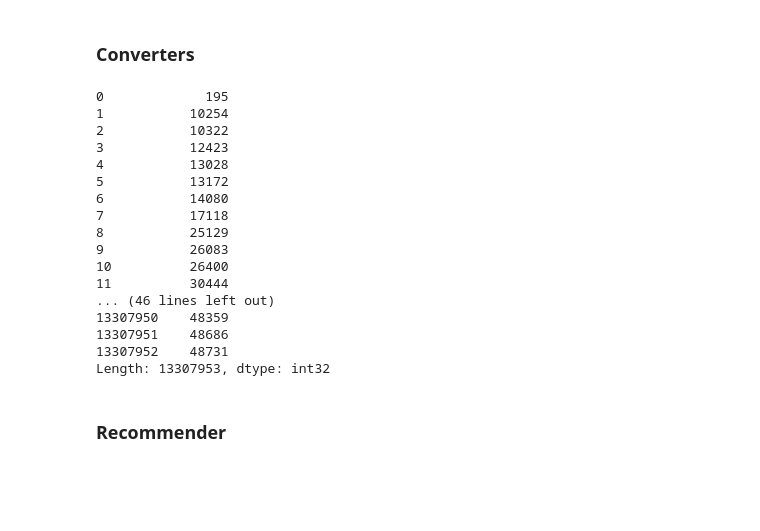
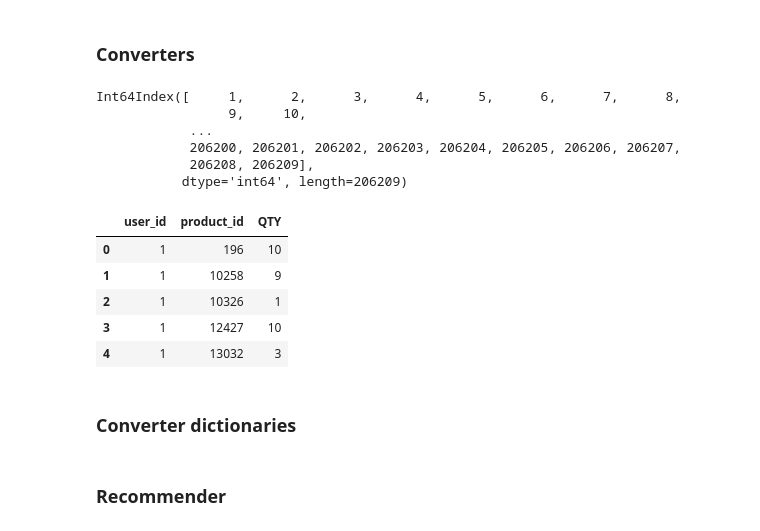
Before and after one commit to paw-lu/Instacart-data, a Jupyter notebook: Recommender/SVD-v2.ipynb, the cells around one changed output. Cells and saved outputs as stored; diff of their text form; code cells hidden in the pictures; blank space fills up the shorter version.

```diff
--- a/Recommender/SVD-v2.ipynb
+++ b/Recommender/SVD-v2.ipynb
@@ -151,25 +187,25 @@ Vt = Vt.T * sigma
 # %% [markdown]
 ### Converters
 # %%
-user_products__prior['product_id'].cat.codes
+user_products__prior['user_id'].cat.categories
 # %% [output]
-0             195
-1           10254
-2           10322
-3           12423
-4           13028
-5           13172
-6           14080
-7           17118
-8           25129
-9           26083
-10          26400
-11          30444
-... (46 lines left out)
-13307950    48359
-13307951    48686
-13307952    48731
-Length: 13307953, dtype: int32
+Int64Index([     1,      2,      3,      4,      5,      6,      7,      8,
+                 9,     10,
+            ...
+            206200, 206201, 206202, 206203, 206204, 206205, 206206, 206207,
+            206208, 206209],
+           dtype='int64', length=206209)
+# %%
+user_products__prior.head()
+# %% [output]
+|  | user_id | product_id | QTY |
+| 0 | 1 | 196 | 10 |
+| 1 | 1 | 10258 | 9 |
+| 2 | 1 | 10326 | 1 |
+| 3 | 1 | 12427 | 10 |
+| 4 | 1 | 13032 | 3 |
+# %% [markdown]
+### Converter dictionaries
 # %%
 # Put in id for product and user—get out coorinates for sparse matrix
 user_to_coords = {user_id:i for i, user_id in enumerate(user_products__prior['user_id'].cat.categories)}
```
Also changed, not shown: parts of 39 cells of this notebook.
